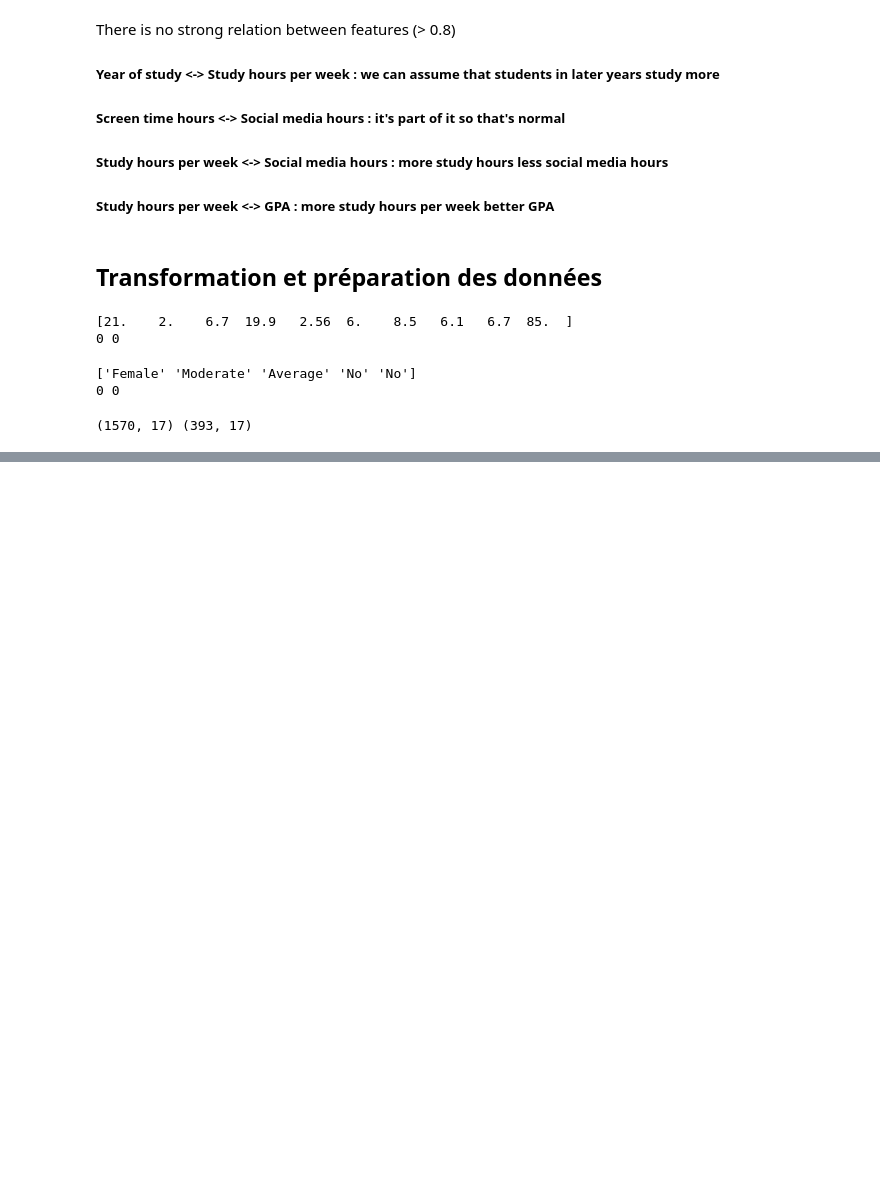
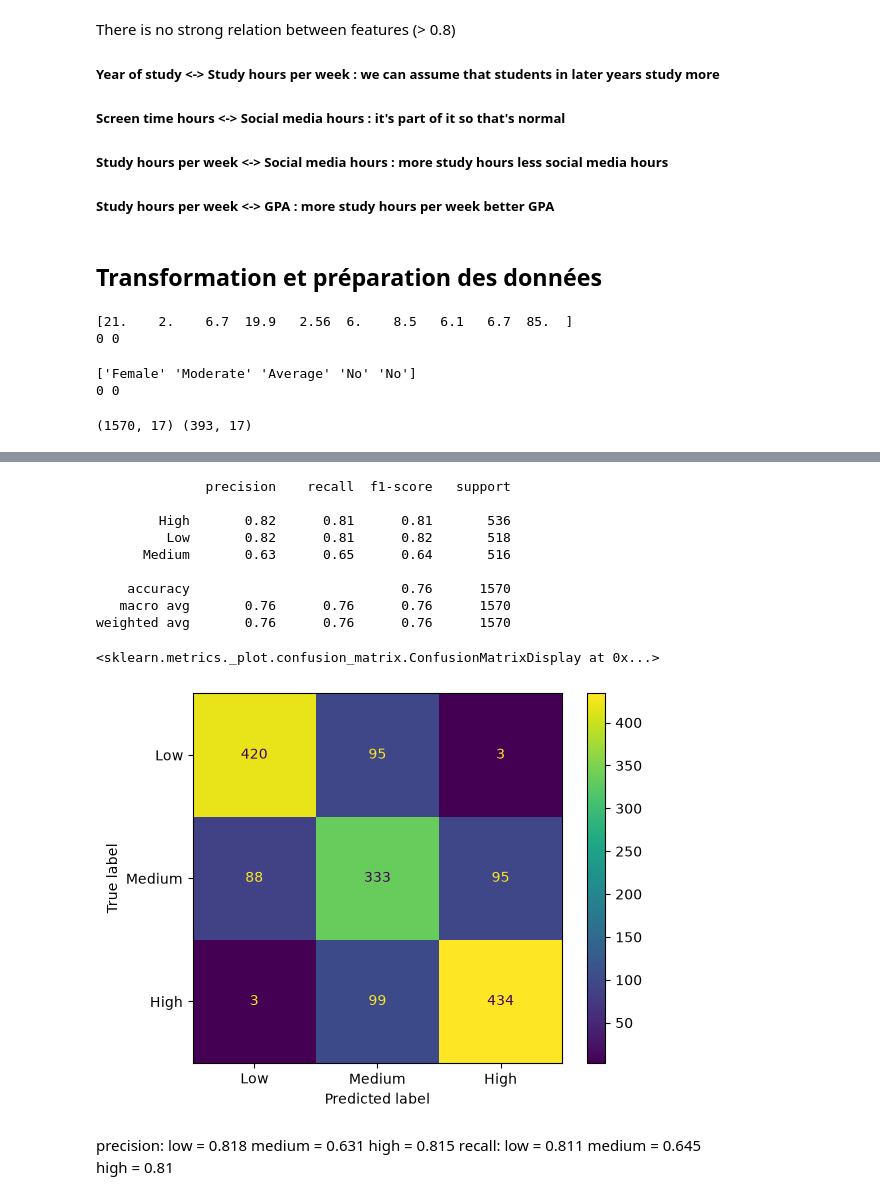
Before and after one commit to youssef-boudouar/wellsense, a Jupyter notebook: notebooks/wellsense.ipynb, the cells around one changed output, grey strips where cells are left out. Saved outputs shown, nothing was run; the diff lists cells and outputs as text; code cells hidden in the pictures; blank space fills up the shorter version.

Commit message:
feat(evaluation): analyse per-class errors with confusion matrix

```diff
--- a/notebooks/wellsense.ipynb
+++ b/notebooks/wellsense.ipynb
@@ -345,3 +345,33 @@ pd.DataFrame(results).T.round(3)
 | LogisticRegression | 0.075 | 0.073 | 0.756 | 0.759 | 0.755 | 0.756 | ... |
 | RandomForestClassifier | 0.372 | 0.089 | 0.678 | 0.674 | 0.677 | 0.674 | ... |
 | SVC | 0.303 | 0.080 | 0.754 | 0.756 | 0.753 | 0.753 | ... |
+# %%
+from sklearn.model_selection import cross_val_predict
+from sklearn.metrics import classification_report, ConfusionMatrixDisplay
+
+
+y_pred = cross_val_predict(pipeline["LogisticRegression"], X_train, y_train, cv=5)
+
+print(classification_report(y_train, y_pred))
+ConfusionMatrixDisplay.from_predictions(y_train, y_pred, labels=["Low", "Medium", "High"])
+# %% [output]
+              precision    recall  f1-score   support
+
+        High       0.82      0.81      0.81       536
+         Low       0.82      0.81      0.82       518
+      Medium       0.63      0.65      0.64       516
+
+    accuracy                           0.76      1570
+   macro avg       0.76      0.76      0.76      1570
+weighted avg       0.76      0.76      0.76      1570
+<sklearn.metrics._plot.confusion_matrix.ConfusionMatrixDisplay at 0x...>
+[figure, added]
+# %% [markdown]
+precision:
+low = 0.818
+medium = 0.631
+high = 0.815
+recall:
+low = 0.811
+medium = 0.645
+high = 0.81
```
